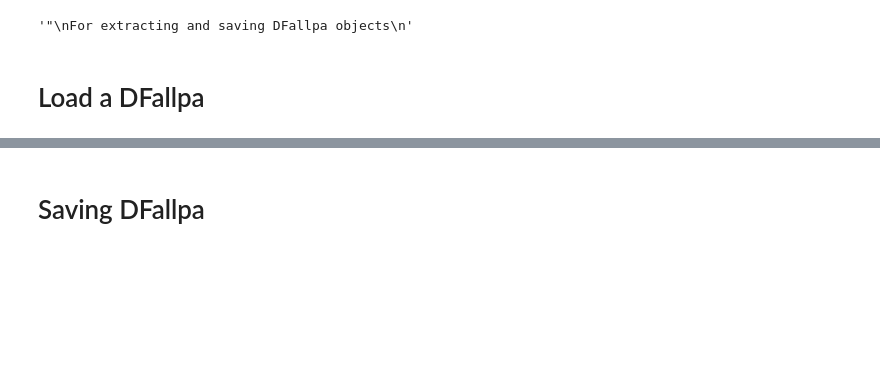
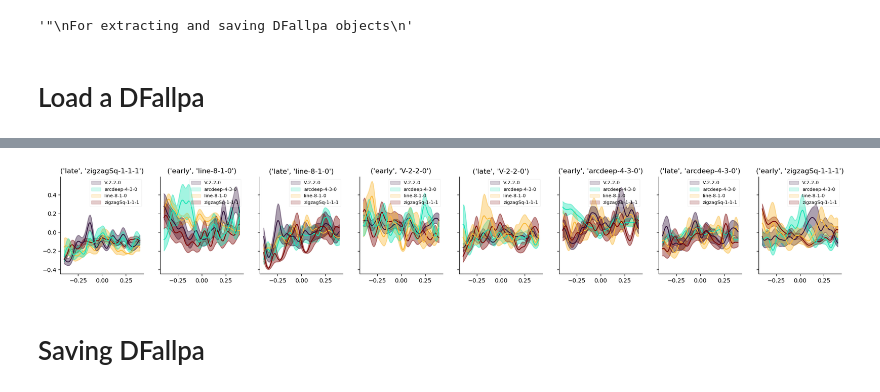
Before and after one commit to lucast4/neuralmonkey, a Jupyter notebook: neuralmonkey/notebooks_tutorials/240501_extract_dfallpa.ipynb, the cells around one changed output, grey strips where cells are left out. Saved outputs shown, nothing was run; the diff lists cells and outputs as text; code cells hidden in the pictures; blank space fills up the shorter version.

Commit message:
more eye fixation stuff

```diff
--- a/neuralmonkey/notebooks_tutorials/240501_extract_dfallpa.ipynb
+++ b/neuralmonkey/notebooks_tutorials/240501_extract_dfallpa.ipynb
@@ -140,0 +232,2 @@ for col in pa.Xlabels["trials"]:
+# %%
+pa = DFallpa["pa"].values[2]
@@ -141,3 +274,7 @@ for col in pa.Xlabels["trials"]:
+# %%
+pa.plotwrapper_smoothed_fr_split_by_label_and_subplots(pa.Chans[23], "shape-fixation", ("early-or-late-planning-period", "seqc_0_shape"))
+# %% [output]
+[figure, added]
 # %% [markdown]
 # Saving DFallpa
 # %% [markdown]
```
Also changed, not shown: parts of 25 cells of this notebook, 1 other file.
